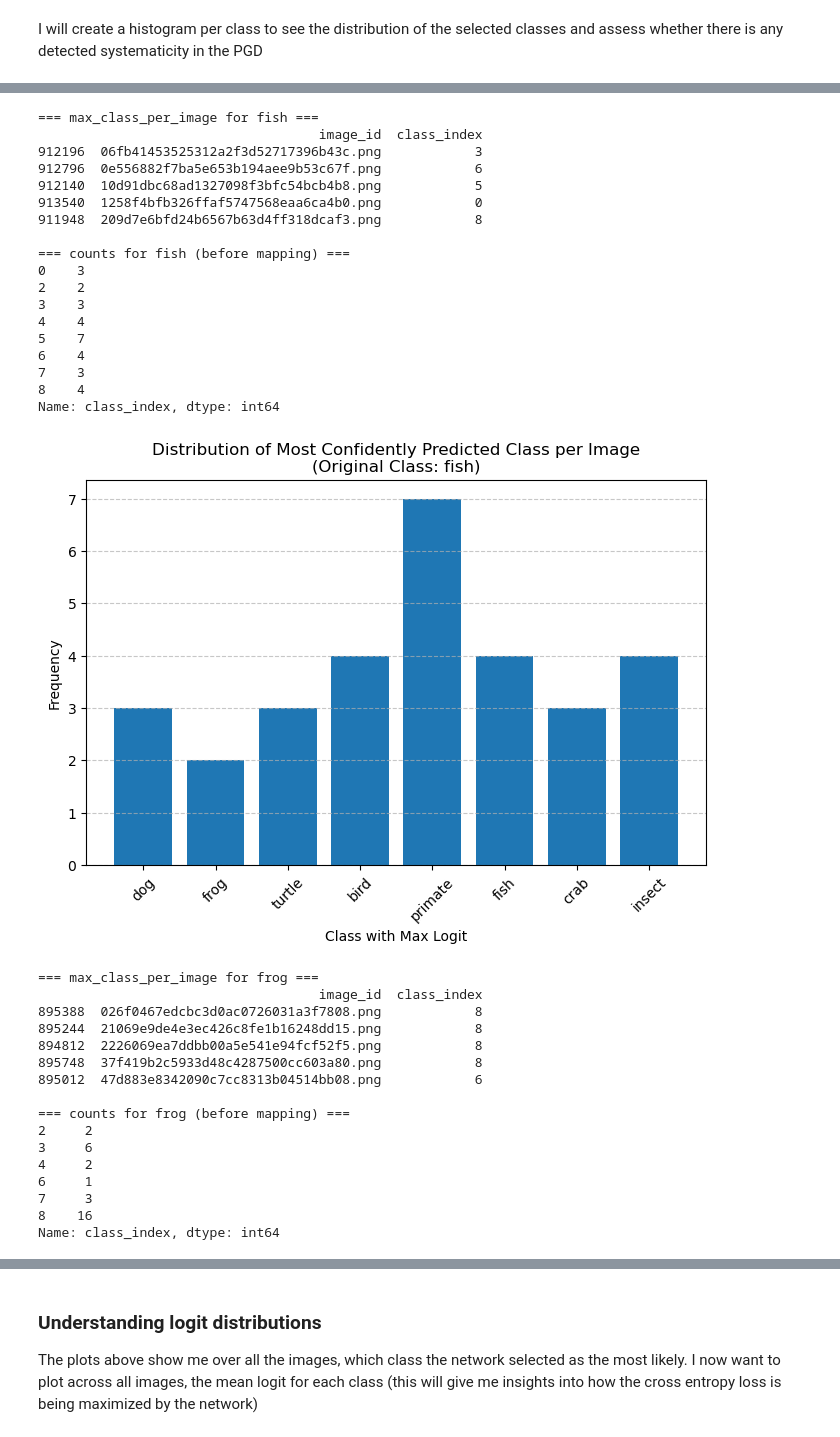
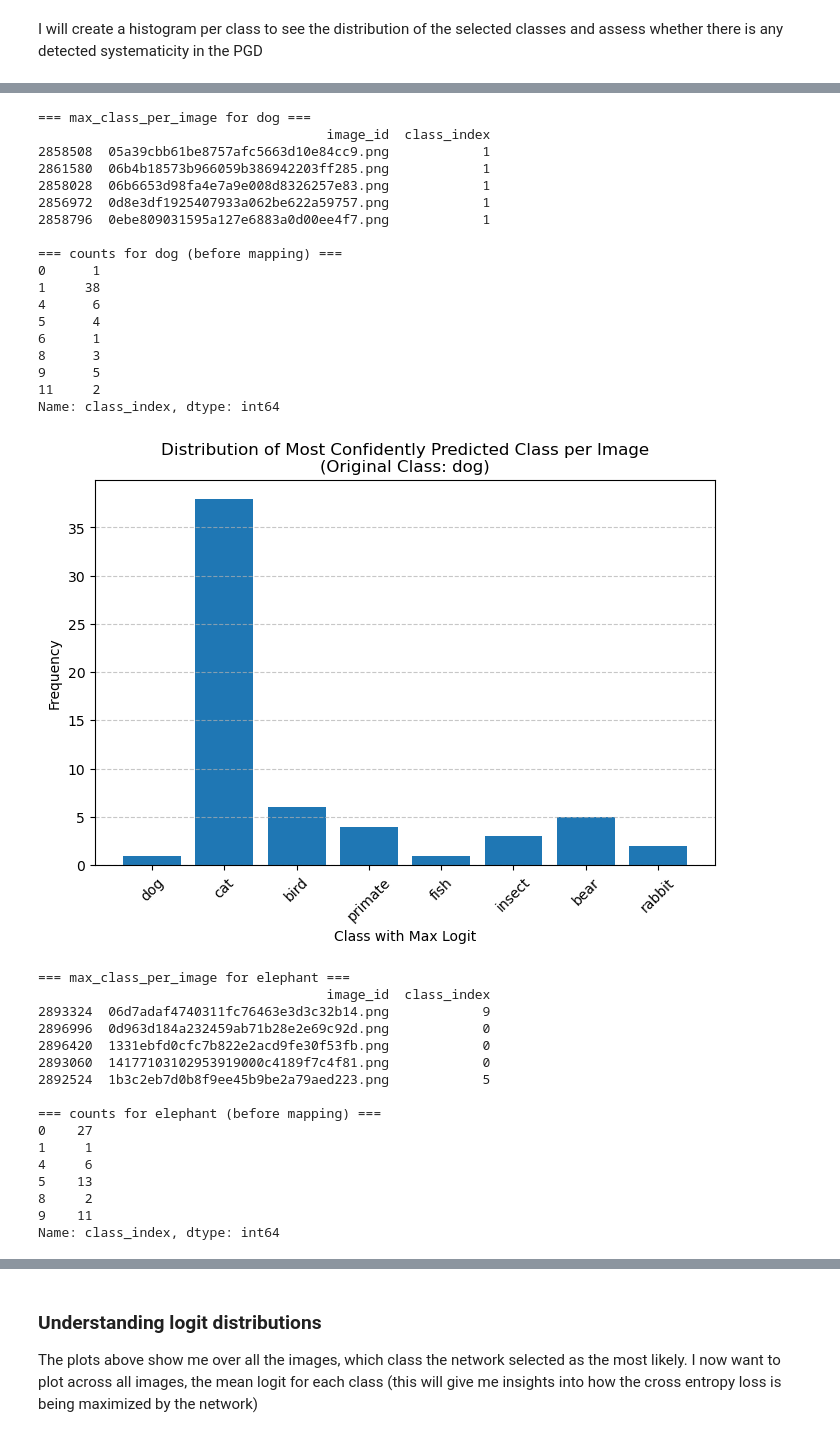
Before and after one commit to PauloOrtizF/Wormholes_FB, a Jupyter notebook: notebooks/generating_fbinf_folders.ipynb, the cells around one changed output, grey strips where cells are left out. Cells and saved outputs as stored; diff of their text form; code cells hidden in the pictures.

Commit message:
Visualizing GenV6 and exploring the data. I will use targeted modulation. So just trying to understand this

```diff
--- a/notebooks/generating_fbinf_folders.ipynb
+++ b/notebooks/generating_fbinf_folders.ipynb
@@ -112,7 +121,7 @@ NOTE: model_name is the variable used to define which model is being used to gen
 
 # Apply filtering
 
-filtered_df = df[(df['model_name'] == 'resnet50_robust_mapped_RIN_l2_3_0') & (df['budget'] == 10) & (df['model_subject_name'] == 'resnet50_robust_mapped_RIN_l2_3_0')]
+filtered_df = df[(df['model_name'] == 'resnet50_robust_mapped_RIN_l2_3_0') & (df['budget'] == 12.5) & (df['model_subject_name'] == 'resnet50_robust_mapped_RIN_l2_3_0')]
 print(filtered_df.head())
 # print(filtered_df.columns)
 # print(filtered_df['model_name'])
@@ -148,15 +182,15 @@ I will create a histogram per class to see the distribution of the selected clas
 # %%
 
 # Mapping of class_index to labels
-class_labels = {
-    0: "dog", 1: "cat", 2: "frog", 3: "turtle", 4: "bird",
-    5: "primate", 6: "fish", 7: "crab", 8: "insect"
-}
+# class_labels = {
+#     0: "dog", 1: "cat", 2: "frog", 3: "turtle", 4: "bird",
+#     5: "primate", 6: "fish", 7: "crab", 8: "insect"
+# }
 
-# class_labels = { 0: 'dog', 1: 'cat',
-#                    2: 'frog', 3: 'turtle', 4: 'bird',
-#                    5: 'primate', 6: 'fish', 7: 'crab',
-#                    8: 'insect', 9: 'bear', 10: 'snake', 11: 'rabbit'}
+class_labels = { 0: 'dog', 1: 'cat',
+                   2: 'frog', 3: 'turtle', 4: 'bird',
+                   5: 'primate', 6: 'fish', 7: 'crab',
+                   8: 'insect', 9: 'bear', 10: 'elephant', 11: 'rabbit'}
 
 
 def plot_max_class_histogram_per_orig_class(df):
@@ -275,35 +314,35 @@ Name: class_index, dtype: int64
-=== max_class_per_image for fish ===
-                                    image_id  class_index
-912196  06fb41453525312a2f3d52717396b43c.png            3
-912796  0e556882f7ba5e653b194aee9b53c67f.png            6
-912140  10d91dbc68ad1327098f3bfc54bcb4b8.png            5
-913540  1258f4bfb326ffaf5747568eaa6ca4b0.png            0
-911948  209d7e6bfd24b6567b63d4ff318dcaf3.png            8
+=== max_class_per_image for dog ===
+                                     image_id  class_index
+2858508  05a39cbb61be8757afc5663d10e84cc9.png            1
+2861580  06b4b18573b966059b386942203ff285.png            1
+2858028  06b6653d98fa4e7a9e008d8326257e83.png            1
+2856972  0d8e3df1925407933a062be622a59757.png            1
+2858796  0ebe809031595a127e6883a0d00ee4f7.png            1
 
-=== counts for fish (before mapping) ===
-0    3
-2    2
-3    3
-4    4
-5    7
-6    4
-7    3
-8    4
+=== counts for dog (before mapping) ===
+0      1
+1     38
+4      6
+5      4
+6      1
+8      3
+9      5
+11     2
 Name: class_index, dtype: int64
-[figure, old version]
+[figure, new version]
-=== max_class_per_image for frog ===
-                                    image_id  class_index
-895388  026f0467edcbc3d0ac0726031a3f7808.png            8
-895244  21069e9de4e3ec426c8fe1b16248dd15.png            8
-894812  2226069ea7ddbb00a5e541e94fcf52f5.png            8
-895748  37f419b2c5933d48c4287500cc603a80.png            8
-895012  47d883e8342090c7cc8313b04514bb08.png            6
+=== max_class_per_image for elephant ===
+                                     image_id  class_index
+2893324  06d7adaf4740311fc76463e3d3c32b14.png            9
+2896996  0d963d184a232459ab71b28e2e69c92d.png            0
+2896420  1331ebfd0cfc7b822e2acd9fe30f53fb.png            0
+2893060  14177103102953919000c4189f7c4f81.png            0
+2892524  1b3c2eb7d0b8f9ee45b9be2a79aed223.png            5
 
-=== counts for frog (before mapping) ===
-2     2
-3     6
-4     2
-6     1
-7     3
-8    16
+=== counts for elephant (before mapping) ===
+0    27
+1     1
+4     6
+5    13
+8     2
+9    11
 Name: class_index, dtype: int64
```
Also changed, not shown: parts of 8 cells of this notebook, 1 other file.
